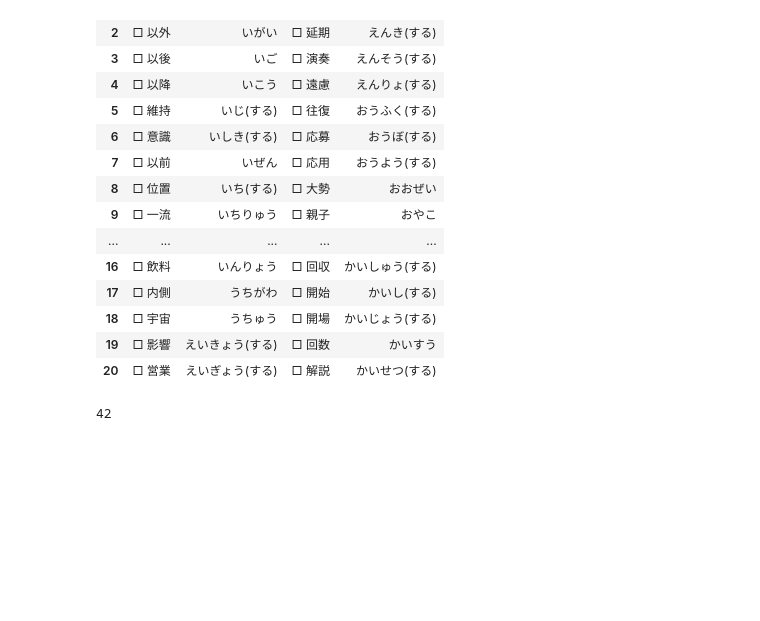
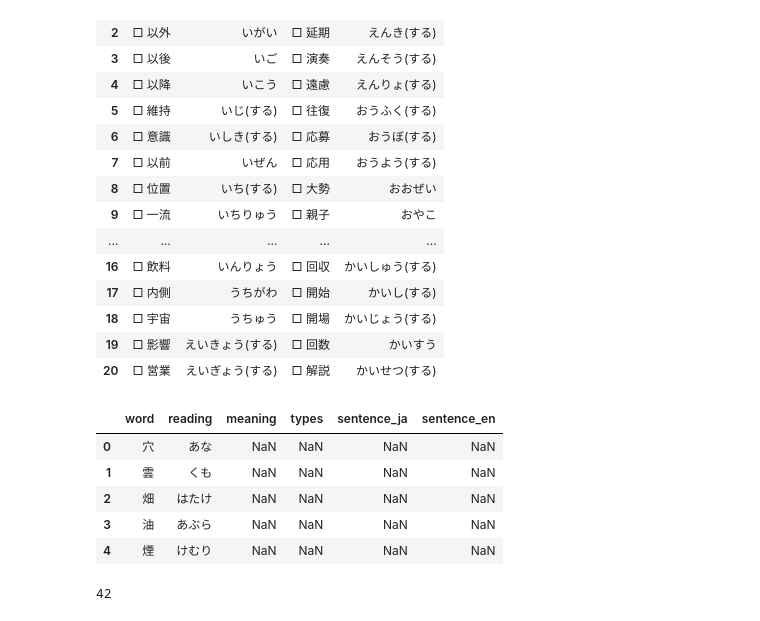
Before and after one commit to isagilaytech/automation-study-1, a Jupyter notebook: selenium-study/playground/get_data.ipynb, the cells around one changed output. Drawn from its saved outputs; the diff is of its cells as text; code cells hidden in the pictures; blank space fills up the shorter version.

```diff
--- a/selenium-study/playground/get_data.ipynb
+++ b/selenium-study/playground/get_data.ipynb
@@ -78,6 +81,17 @@ clean_word_list_df.head(len(clean_word_list_df))
 | 18 | □ 宇宙 | うちゅう | □ 開場 | かいじょう(する) |
 | 19 | □ 影響 | えいきょう(する) | □ 回数 | かいすう |
 | 20 | □ 営業 | えいぎょう(する) | □ 解説 | かいせつ(する) |
+# %%
+raw_word_list_df['word'] = raw_word_list_df['word'].str[2:]
+
+raw_word_list_df.head()
+# %% [output]
+|  | word | reading | meaning | types | sentence_ja | sentence_en |
+| 0 | 穴 | あな | NaN | NaN | NaN | NaN |
+| 1 | 雲 | くも | NaN | NaN | NaN | NaN |
+| 2 | 畑 | はたけ | NaN | NaN | NaN | NaN |
+| 3 | 油 | あぶら | NaN | NaN | NaN | NaN |
+| 4 | 煙 | けむり | NaN | NaN | NaN | NaN |
 # %%
 # Removing the squares from the kanji rows [0, 2] and merging
 # Also creates a new series for the corresponding meaning
```
Also changed, not shown: parts of 3 cells of this notebook.
